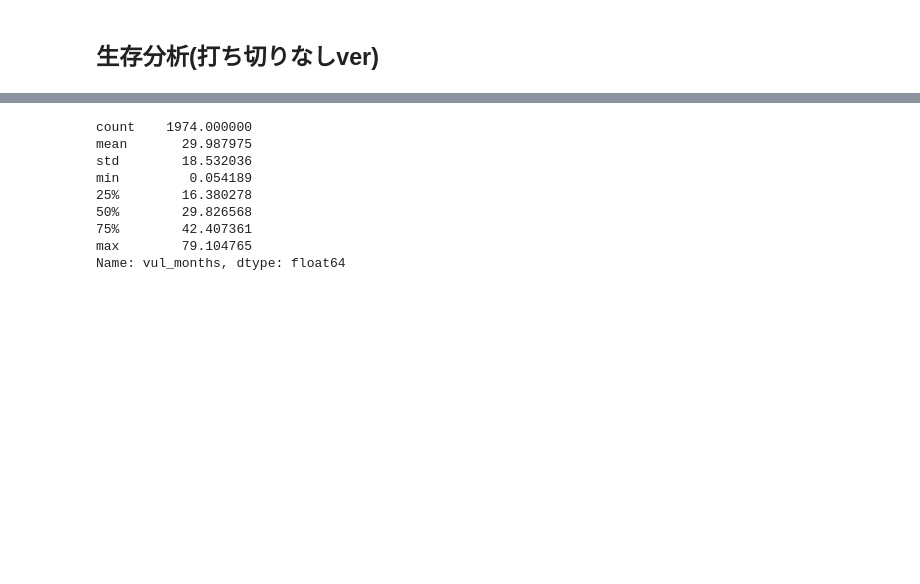
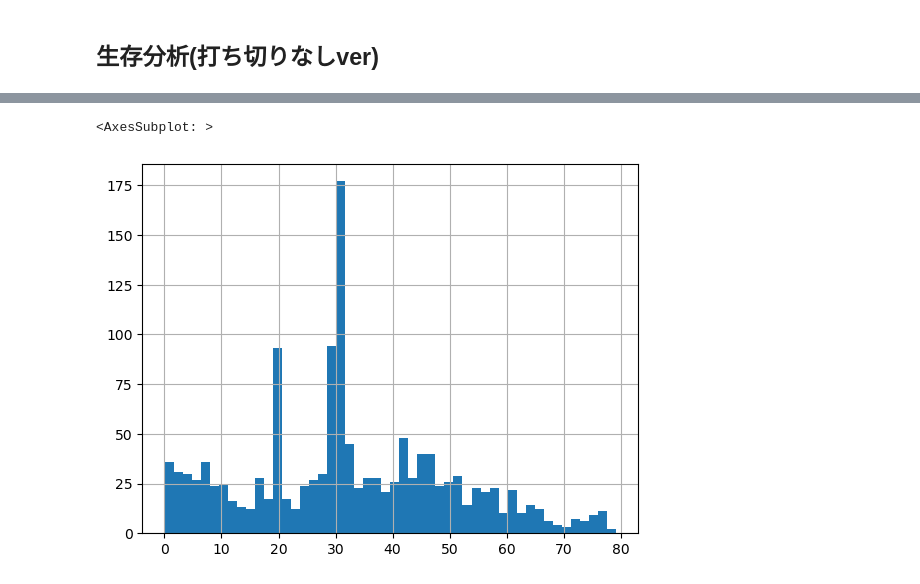
Before and after one commit to yamoyamoto/lib_network_research, a Jupyter notebook: analyzer/exprore_vul_analyze_data.ipynb, the cells around one changed output, grey strips where cells are left out. Saved outputs shown, nothing was run; the diff lists cells and outputs as text; code cells hidden in the pictures; blank space fills up the shorter version.

```diff
--- a/analyzer/exprore_vul_analyze_data.ipynb
+++ b/analyzer/exprore_vul_analyze_data.ipynb
@@ -125,13 +124,6 @@ Name: vul_months, dtype: float64
 # %%
-vul_data_permissive[vul_data_permissive["vul_end_timestamp"] < 1674091000]["vul_months"].describe()
+vul_data_permissive[vul_data_permissive["vul_end_timestamp"] < 1674091000]["vul_months"].hist(bins=50)
 # %% [output]
-count    1974.000000
-mean       29.987975
-std        18.532036
-min         0.054189
-25%        16.380278
-50%        29.826568
-75%        42.407361
-max        79.104765
-Name: vul_months, dtype: float64
+<AxesSubplot: >
+[figure, added]
 # %%
```
Also changed, not shown: parts of 10 cells of this notebook.
